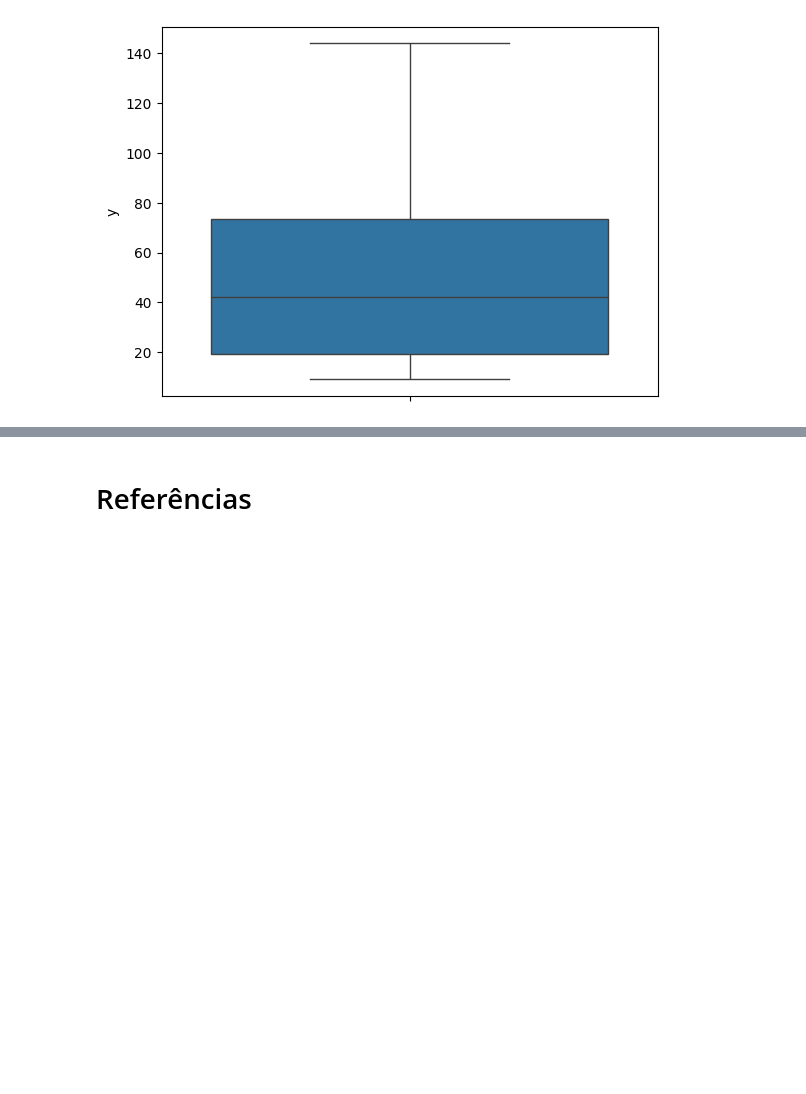
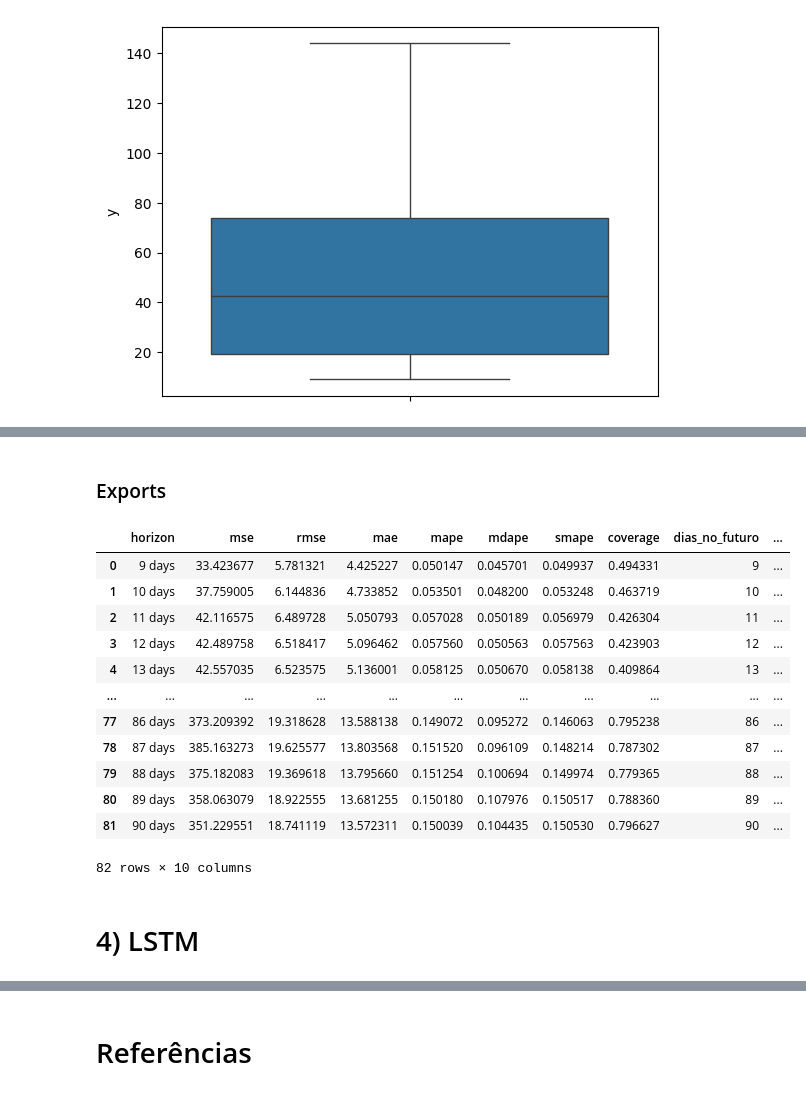
Before and after one commit to dhachcar/postech-tech-challenge-4, a Jupyter notebook: TechChallenge_4.ipynb, the cells around one changed output, grey strips where cells are left out. Cells and saved outputs as stored; diff of their text form; code cells hidden in the pictures; blank space fills up the shorter version.

```diff
--- a/TechChallenge_4.ipynb
+++ b/TechChallenge_4.ipynb
@@ -407,0 +421,4 @@ MAPE: 4.08787678%
+# %%
+df_cv = cross_validation(modelo, horizon='90 days', parallel="processes")
+df_p = performance_metrics(df_cv)
+df_p
@@ -407,0 +456,22 @@ MAPE: 4.08787678%
+# %% [markdown]
+### Exports
+# %%
+# prepara o dataframe de performance
+df_max_date = df_oil.ds.max()
+df_p['dias_no_futuro'] = df_p['horizon'].apply(lambda horizon: int(str(horizon).split(' ')[0]))
+df_p['data_no_futuro'] = df_p['dias_no_futuro'].apply(lambda dias: df_oil.ds.max() + timedelta(days=dias))
+df_p
+# %% [output]
+|  | horizon | mse | rmse | mae | mape | mdape | smape | coverage | dias_no_futuro | ... |
+| 0 | 9 days | 33.423677 | 5.781321 | 4.425227 | 0.050147 | 0.045701 | 0.049937 | 0.494331 | 9 | ... |
+| 1 | 10 days | 37.759005 | 6.144836 | 4.733852 | 0.053501 | 0.048200 | 0.053248 | 0.463719 | 10 | ... |
+| 2 | 11 days | 42.116575 | 6.489728 | 5.050793 | 0.057028 | 0.050189 | 0.056979 | 0.426304 | 11 | ... |
+| 3 | 12 days | 42.489758 | 6.518417 | 5.096462 | 0.057560 | 0.050563 | 0.057563 | 0.423903 | 12 | ... |
+| 4 | 13 days | 42.557035 | 6.523575 | 5.136001 | 0.058125 | 0.050670 | 0.058138 | 0.409864 | 13 | ... |
+| ... | ... | ... | ... | ... | ... | ... | ... | ... | ... | ... |
+| 77 | 86 days | 373.209392 | 19.318628 | 13.588138 | 0.149072 | 0.095272 | 0.146063 | 0.795238 | 86 | ... |
+| 78 | 87 days | 385.163273 | 19.625577 | 13.803568 | 0.151520 | 0.096109 | 0.148214 | 0.787302 | 87 | ... |
+| 79 | 88 days | 375.182083 | 19.369618 | 13.795660 | 0.151254 | 0.100694 | 0.149974 | 0.779365 | 88 | ... |
+| 80 | 89 days | 358.063079 | 18.922555 | 13.681255 | 0.150180 | 0.107976 | 0.150517 | 0.788360 | 89 | ... |
+| 81 | 90 days | 351.229551 | 18.741119 | 13.572311 | 0.150039 | 0.104435 | 0.150530 | 0.796627 | 90 | ... |
+82 rows × 10 columns
@@ -407,0 +483,2 @@ MAPE: 4.08787678%
+# %% [markdown]
+# 4) LSTM
```
Also changed, not shown: parts of 53 cells of this notebook.
